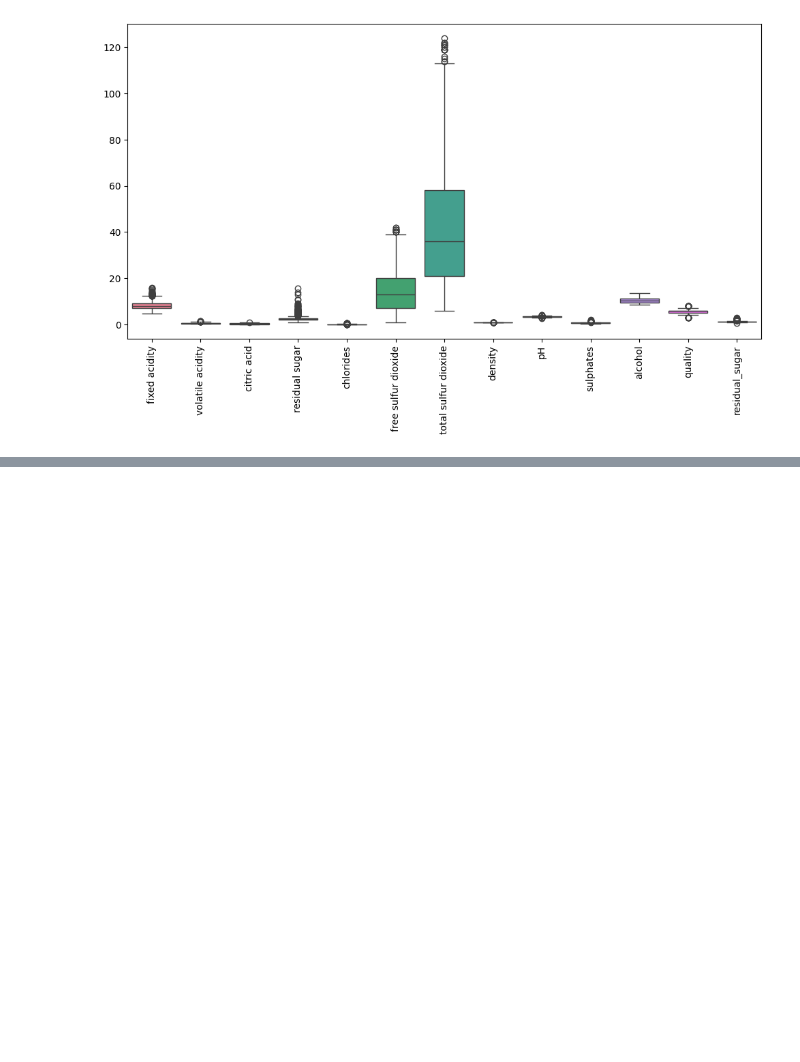
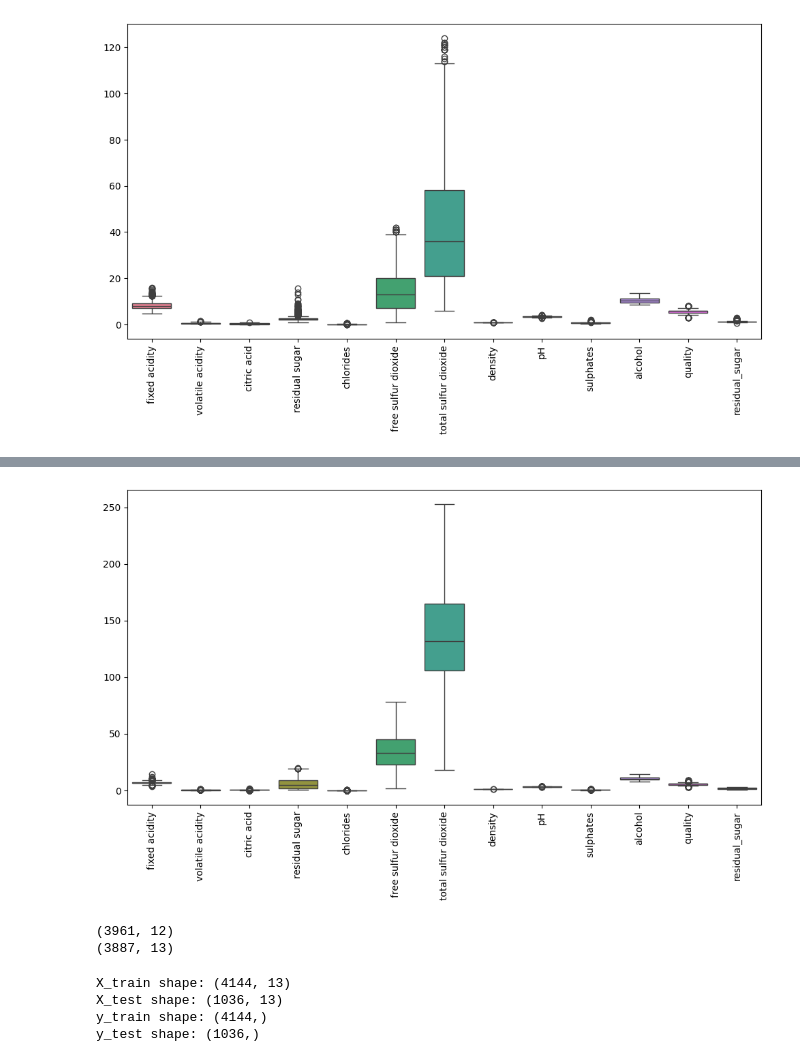
Before and after one commit to Gachdotir/DigitalProductsSite, a Jupyter notebook: WineQuality.ipynb, the cells around one changed output, grey strips where cells are left out. Cells and saved outputs as stored; diff of their text form; code cells hidden in the pictures; blank space fills up the shorter version.

Commit message:
making train and test sets

```diff
--- a/WineQuality.ipynb
+++ b/WineQuality.ipynb
@@ -264,0 +319,2 @@ plt.show()
+# %%
+white_pre['residual_sugar_log'] = np.log1p(white_pre['residual sugar'])
@@ -264,0 +340,43 @@ plt.show()
+# %%
+plt.figure(figsize=(12, 6))
+sns.boxplot(data=white_pre)
+plt.xticks(rotation=90)
+plt.show()
+# %% [output]
+[figure, added]
+# %%
+print(white_df.shape)
+print(white_pre.shape)
+# %% [output]
+(3961, 12)
+(3887, 13)
+# %%
+# Step 1: Add a target column to each dataset
+white_pre['target'] = 0  # White wine = 0
+red_pre['target'] = 1    # Red wine = 1
+
+# Step 2: Combine the datasets
+combined_df = pd.concat([white_pre, red_pre], axis=0)
+
+# Step 3: Shuffle the dataset
+combined_df = combined_df.sample(frac=1, random_state=42).reset_index(drop=True)
+
+# Step 4: Separate features (X) and target (y)
+X = combined_df.drop(columns=['target'])  # Features (all columns except 'target')
+y = combined_df['target']                 # Target column
+
+# Step 5: Split into training and testing sets
+X_train, X_test, y_train, y_test = train_test_split(
+    X, y, test_size=0.2, random_state=42, stratify=y
+)
+
+# Output the shapes of the splits
+print(f"X_train shape: {X_train.shape}")
+print(f"X_test shape: {X_test.shape}")
+print(f"y_train shape: {y_train.shape}")
+print(f"y_test shape: {y_test.shape}")
+# %% [output]
+X_train shape: (4144, 13)
+X_test shape: (1036, 13)
+y_train shape: (4144,)
+y_test shape: (1036,)
```
Also changed, not shown: parts of 9 cells of this notebook.
